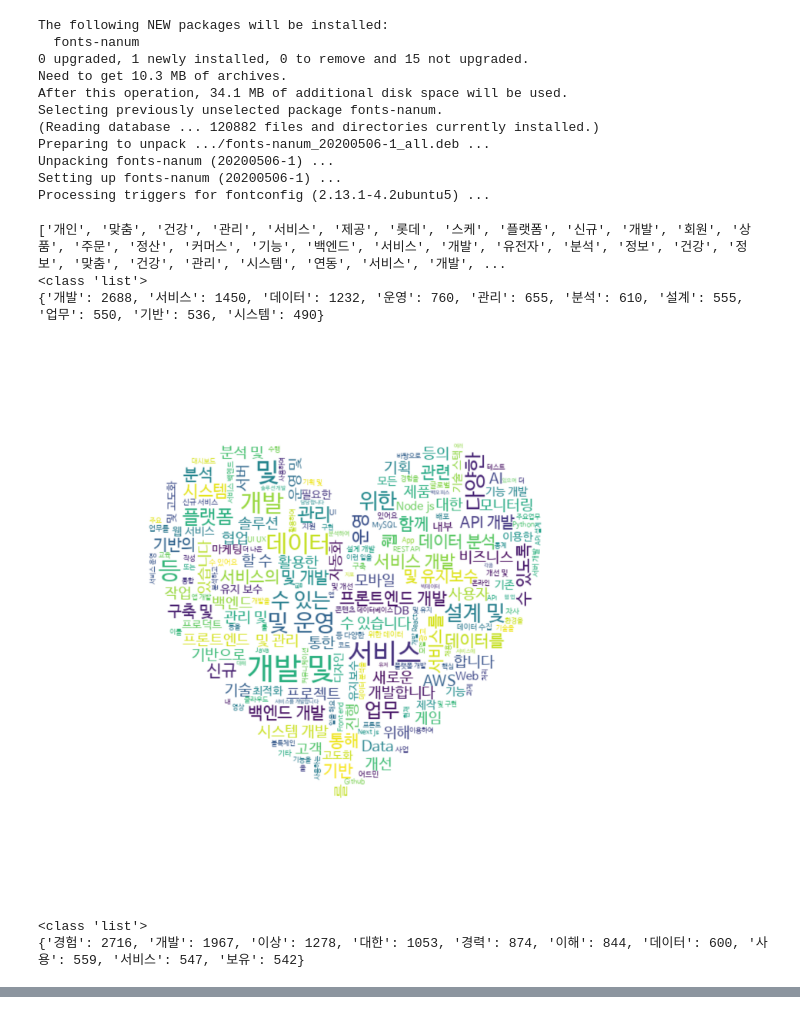
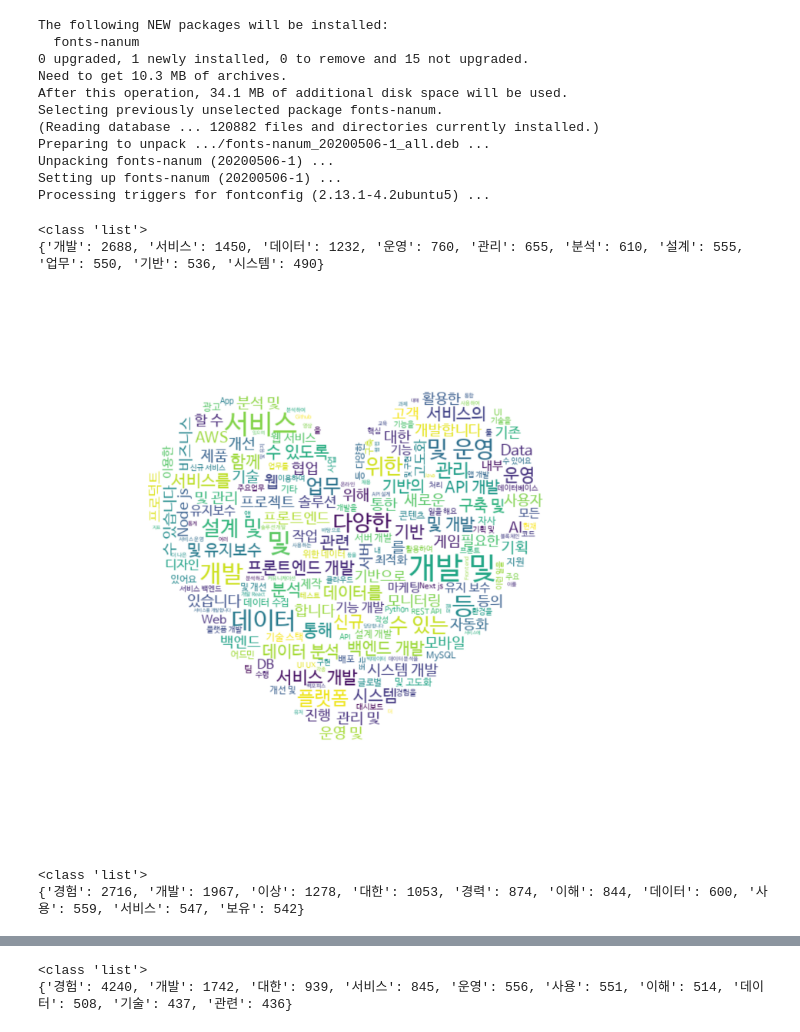
Before and after one commit to 23-BDP-Final/RE-23-BDP-Final, a Jupyter notebook: word/BDP_term_word.ipynb, the cells around one changed output, grey strips where cells are left out. Drawn from its saved outputs; the diff is of its cells as text; code cells hidden in the pictures.

Commit message:
preferred wordcount + 번역하는 코드

```diff
--- a/word/BDP_term_word.ipynb
+++ b/word/BDP_term_word.ipynb
@@ -1,6 +1,6 @@
 # %%
 import pandas as pd
-contents=pd.read_csv('/content/drive/MyDrive/python23/termpro/contents.csv')
+contents=pd.read_csv('https://raw.githubusercontent.com/23-BDP-Final/RE-23-BDP-Final/main/preprocessing/contents.csv')
 contents
 # %% [output]
 |  | Unnamed: 0 | position | company_name | description | requirement | preferred | like |
@@ -23,16 +23,17 @@ contents
 import numpy as np
 x = contents['description'].tolist()
 y = contents['requirement'].tolist()
+p = contents['preferred'].tolist()
+
 contents_description = ''
-# print(x[0])
-# contents_description=np.ravel(contents_description, order='K')
 for i in x:
   contents_description += i
-
 contents_requirement = ''
 for i in y:
   contents_requirement += i
-# print(contents_description)
+contents_preferred = ''
+for i in p:
+  contents_preferred += i
 # %%
 pip install konlpy
 # %% [output]
@@ -107,19 +108,15 @@ def twitter_tokenizer_filter(text):
     r = [word[0] for word in mailst if word[1] not in word_types_to_filter]
     return ' '.join(r)
 
-# for w in word_tokens:
-#     if w not in stop_words:
-#         result.append(w)
-
 # 불용어 제거 / 한 글자인 단어 제거
 tokens = t.nouns(twitter_tokenizer_filter(contents_description))
 tokens = [word for word in tokens if len(word) > 1]
-print(tokens)
 count = Counter(tokens)
 tags = count.most_common(10)
 print(type(tags))
 
 dtags = dict(tags)
+print(dtags)
 
 # 단어 수 450개 이상인 단어만 필터링
 dict_tags = {key: value for key, value in dtags.items() if value >= 450}
@@ -129,34 +126,55 @@ heart_mask = np.array(Image.open('/content/drive/MyDrive/python23/termpro/heart-
 wordcloud = WordCloud(font_path=fontpath, mask=heart_mask,background_color='white', max_font_size=40).generate(contents_description)
 
 #Display the word cloud using matplotlib
 plt.figure(figsize=(15,10))
 plt.imshow(wordcloud, interpolation='bilinear')
 plt.axis("off")
 plt.show()
+
 
 # 전체 - requirement data
 
 # 불용어 제거 / 한 글자인 단어 제거
 tokens = t.nouns(twitter_tokenizer_filter(contents_requirement))
 tokens = [word for word in tokens if len(word) > 1]
 count = Counter(tokens)
 tags = count.most_common(10)
 print(type(tags))
 
 dtags = dict(tags)
 print(dtags)
 
 # 단어 수 450개 이상인 단어만 필터링
 dict_tags = {key: value for key, value in dtags.items() if value >= 450}
 
 plt.figure(figsize=(15,10))
 plt.imshow(wordcloud, interpolation='bilinear')
 plt.axis("off")
 plt.show()
+
+
+# 전체 - preferred data
+
+# 불용어 제거 / 한 글자인 단어 제거
+tokens = t.nouns(twitter_tokenizer_filter(contents_preferred))
+tokens = [word for word in tokens if len(word) > 1]
+count = Counter(tokens)
+tags = count.most_common(10)
+print(type(tags))
+
+dtags = dict(tags)
+print(dtags)
+
+# 단어 수 450개 이상인 단어만 필터링
+dict_tags = {key: value for key, value in dtags.items() if value >= 450}
+
+plt.figure(figsize=(15,10))
+plt.imshow(wordcloud, interpolation='bilinear')
+plt.axis("off")
+plt.show()
 # %% [output]
-['개인', '맞춤', '건강', '관리', '서비스', '제공', '롯데', '스케', '플랫폼', '신규', '개발', '회원', '상품', '주문', '정산', '커머스', '기능', '백엔드', '서비스', '개발', '유전자', '분석', '정보', '건강', '정보', '맞춤', '건강', '관리', '시스템', '연동', '서비스', '개발', ...
 <class 'list'>
 {'개발': 2688, '서비스': 1450, '데이터': 1232, '운영': 760, '관리': 655, '분석': 610, '설계': 555, '업무': 550, '기반': 536, '시스템': 490}
-[figure, old version]
+[figure, new version]
 <class 'list'>
 {'경험': 2716, '개발': 1967, '이상': 1278, '대한': 1053, '경력': 874, '이해': 844, '데이터': 600, '사용': 559, '서비스': 547, '보유': 542}
@@ -163,0 +182,2 @@ plt.show()
+<class 'list'>
+{'경험': 4240, '개발': 1742, '대한': 939, '서비스': 845, '운영': 556, '사용': 551, '이해': 514, '데이터': 508, '기술': 437, '관련': 436}
```
Also changed, not shown: parts of 19 cells of this notebook, 4 other files.
